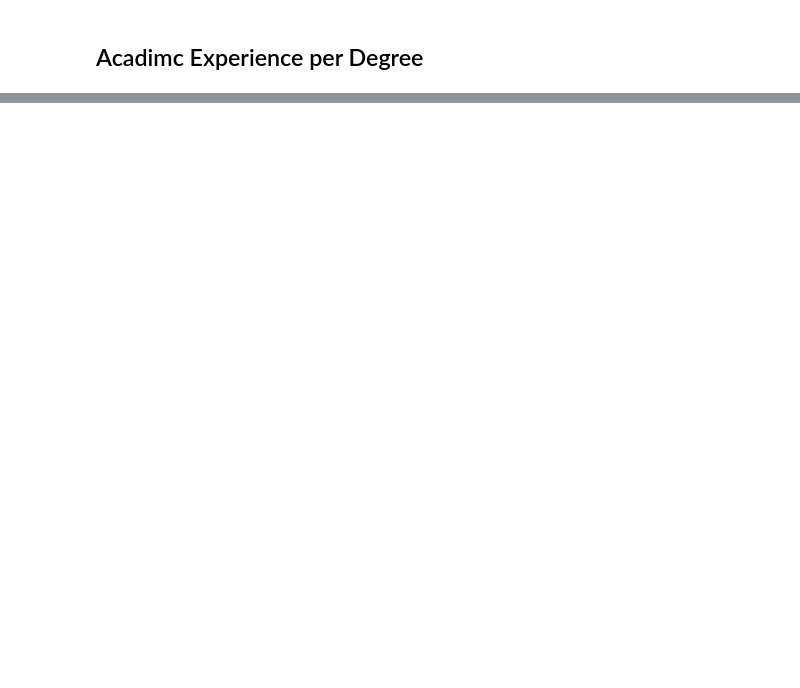
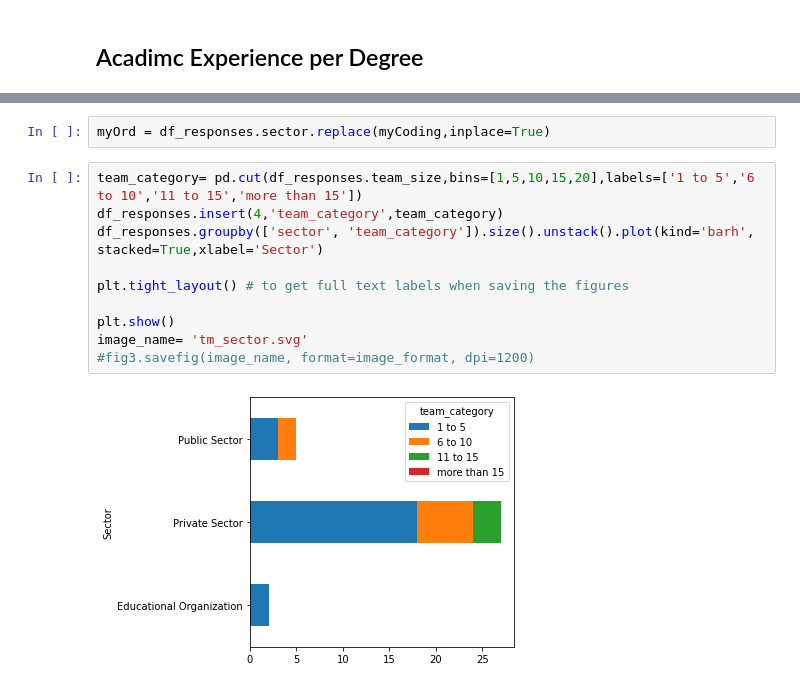
Before and after one commit to eng-aomar/Security_in_practice, a Jupyter notebook: security_in_practice.ipynb, the cells around one changed output, grey strips where cells are left out. Drawn from its saved outputs; the diff is of its cells as text; blank space fills up the shorter version.

```diff
--- a/security_in_practice.ipynb
+++ b/security_in_practice.ipynb
@@ -259,0 +294,14 @@ fig3.savefig(image_name, format=image_format, dpi=1200)
+# %%
+myOrd = df_responses.sector.replace(myCoding,inplace=True)
+# %%
+team_category= pd.cut(df_responses.team_size,bins=[1,5,10,15,20],labels=['1 to 5','6 to 10','11 to 15','more than 15'])
+df_responses.insert(4,'team_category',team_category)
+df_responses.groupby(['sector', 'team_category']).size().unstack().plot(kind='barh', stacked=True,xlabel='Sector')
+
+plt.tight_layout() # to get full text labels when saving the figures
+
+plt.show()
+image_name= 'tm_sector.svg'
+#fig3.savefig(image_name, format=image_format, dpi=1200)
+# %% [output]
+[figure, added]
```
Also changed, not shown: parts of 12 cells of this notebook.
